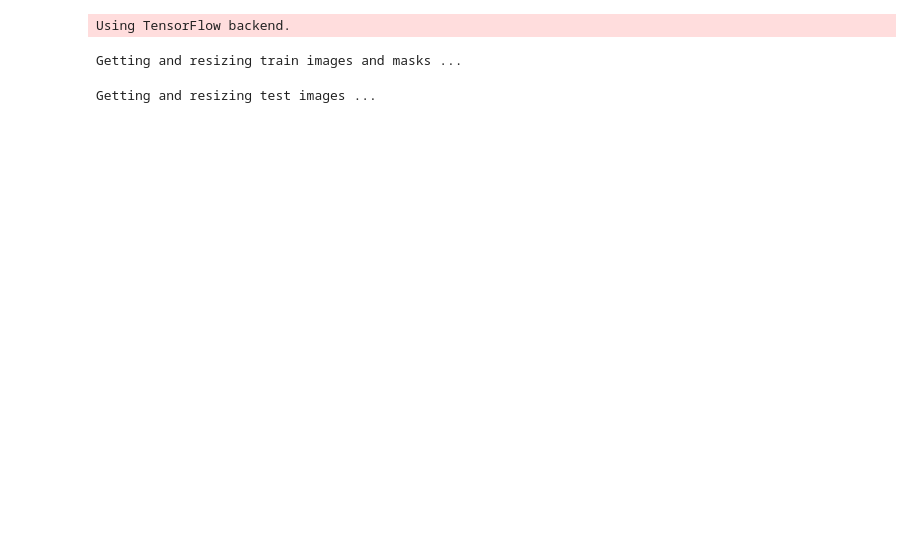
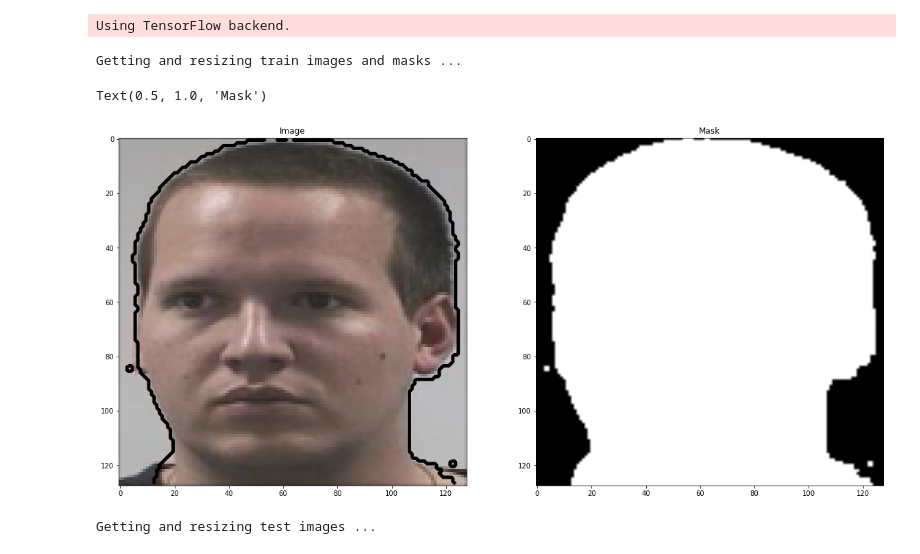
Before and after one commit to Team-SWANK/Face-Segmentation-Network, a Jupyter notebook: Face-Segmentation.ipynb, the cells around one changed output. Cells and saved outputs as stored; diff of their text form; code cells hidden in the pictures; blank space fills up the shorter version.

```diff
--- a/Face-Segmentation.ipynb
+++ b/Face-Segmentation.ipynb
@@ -85,3 +91,20 @@ Getting and resizing train images and masks ...
+# %%
+ix = random.randint(0, len(X_train))
+has_mask = Y_train[ix].max() > 0 # salt indicator
+
+fig, (ax1, ax2) = plt.subplots(1, 2, figsize = (20, 15))
+
+ax1.imshow(X_train[ix])
+if has_mask: # if salt
+    # draw a boundary(contour) in the original image separating salt and non-salt areas
+    ax1.contour(Y_train[ix].squeeze(), colors = 'k', linewidths = 5, levels = [0.5])
+ax1.set_title('Image')
+
+ax2.imshow(Y_train[ix].squeeze(), cmap = 'gray', interpolation = 'bilinear')
+ax2.set_title('Mask')
+# %% [output]
+Text(0.5, 1.0, 'Mask')
+[figure, added]
 # %%
 X_test = np.zeros((len(test_ids), IMG_HEIGHT, IMG_WIDTH, IMG_CHANNELS), dtype=np.uint8)
 sizes_test = []
```
Also changed, not shown: parts of 17 cells of this notebook, 2 other files.
